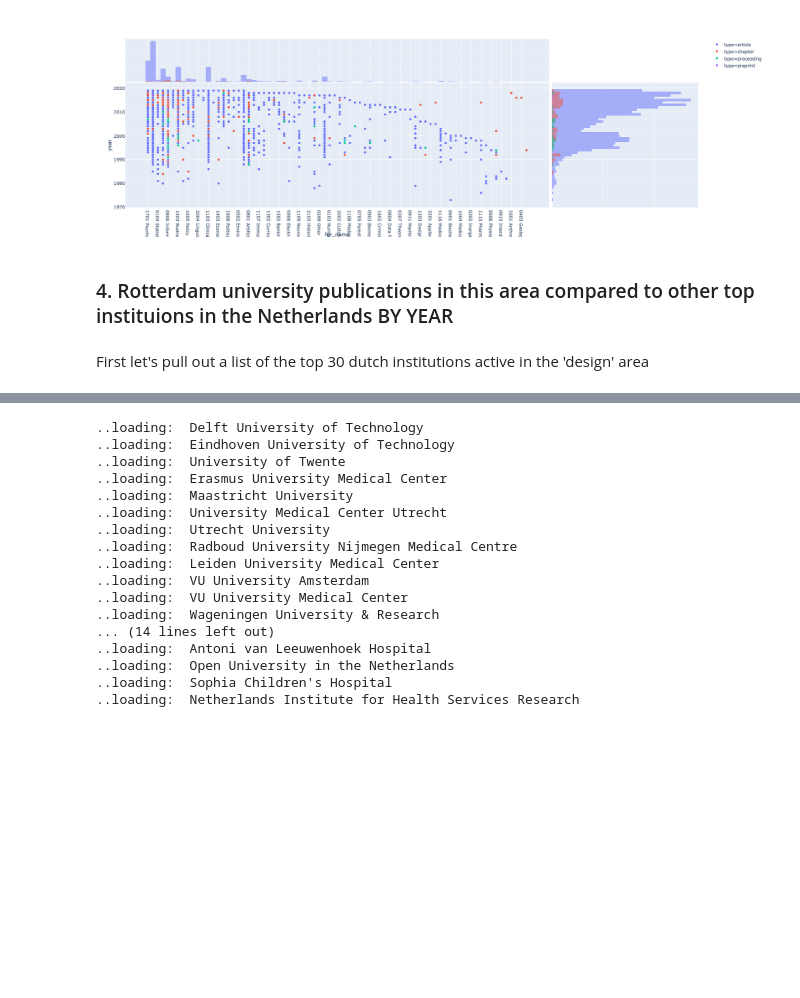
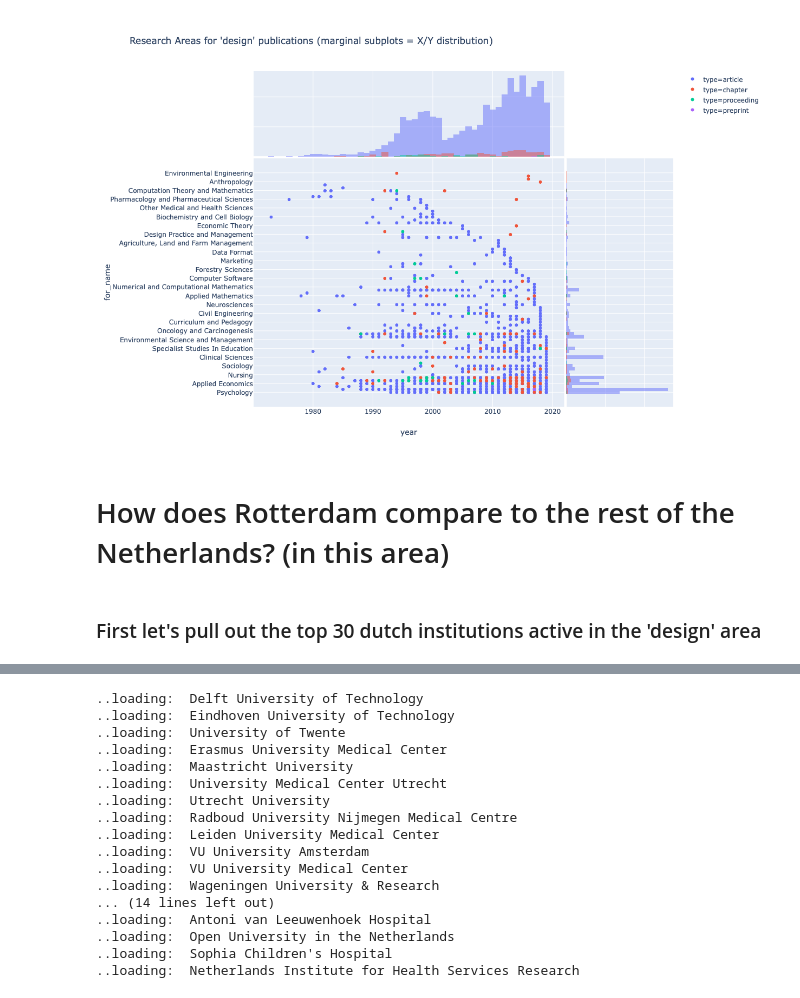
Before and after one commit to digital-science/dimensions-api-lab, a Jupyter notebook: Rotterdam Workshop/3.Rotterdam_pubs_on_design.ipynb, the cells around one changed output, grey strips where cells are left out. Cells and saved outputs as stored; diff of their text form; code cells hidden in the pictures; blank space fills up the shorter version.

```diff
--- a/Rotterdam Workshop/3.Rotterdam_pubs_on_design.ipynb
+++ b/Rotterdam Workshop/3.Rotterdam_pubs_on_design.ipynb
@@ -63,11 +52,10 @@ for x in data.publications:
 # %%
 df2 = json_normalize(data.publications, record_path=['FOR'], meta=["id", "type", ["journal", "title"], "year"], errors='ignore', record_prefix='for_')
+px.scatter(df2, x="year", y="for_name", color="type", marginal_x="histogram", marginal_y="histogram", height=800, title="Research Areas for 'design' publications (marginal subplots = X/Y distribution)")
+# %% [output]
+[figure, added]
-# %%
-px.scatter(df2, x="for_name", y="year", color="type", marginal_x="histogram", marginal_y="histogram")
-# %% [output]
-[figure, removed]
-# %% [markdown]
-###  4. Rotterdam university publications in this area compared to other top instituions in the Netherlands BY YEAR
+# %% [markdown]
+# How does Rotterdam compare to the rest of the Netherlands? (in this area)
 # %% [markdown]
-First let's pull out a list of the top 30 dutch institutions active in the 'design' area
+### First let's pull out the top 30 dutch institutions active in the 'design' area
 # %%
```
Also changed, not shown: parts of 24 cells of this notebook, 9 other files.
